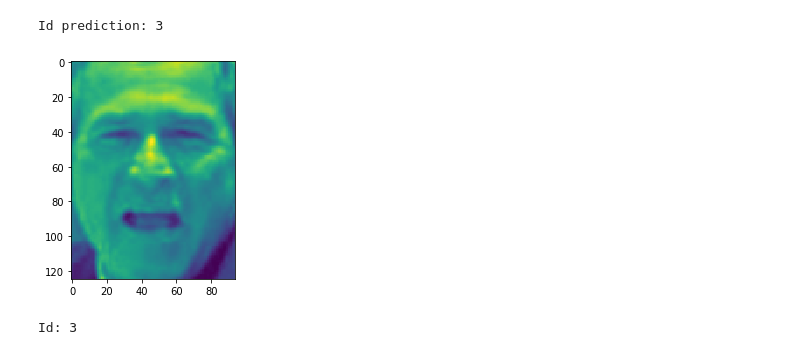
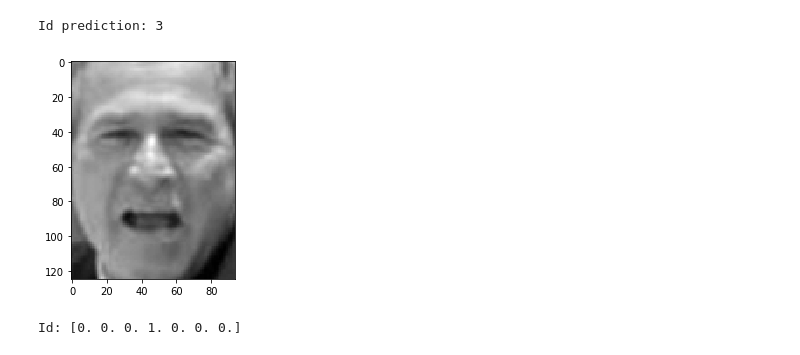
Before and after one commit to Mutestock/face_recog_project, a Jupyter notebook: Face_learning_model/Convolutional network.ipynb, the cells around one changed output. Cells and saved outputs as stored; diff of their text form; code cells hidden in the pictures.

Commit message:
Trained convolutional neural network

```diff
--- a/Face_learning_model/Convolutional network.ipynb
+++ b/Face_learning_model/Convolutional network.ipynb
@@ -72,14 +64,18 @@ array([3, 4, 4, 0, 1, 2, 5, 3, 6, 3, 5, 6, 1, 3, 0, 3, 0, 2, 3, 1, 6, 1,
 # %%
-#One-hot encoding
 from keras.utils import to_categorical
 
 classes = {
-  1: 'target1'
+  0: 'target0',
+    1: 'target1',
+    2: 'target2',
+    3: 'target3',
+    4: 'target4',
+    5: 'target5',
+    6: 'target6'
 }
 
 num_classes = len(classes)
-
 y_train = to_categorical(y_train,num_classes)
 y_test = to_categorical(y_test,num_classes)
-y_train
+y_test
 # %% [output]
@@ -232,9 +153,9 @@ print('Id prediction:', np.argmax(predictions[0]))
 Id prediction: 3
 # %%
 x,y,r = x_test[0].shape
-plt.imshow(x_test[0].reshape(x,y))
+plt.imshow(x_test[0].reshape(x,y), cmap='gray')
 plt.show()
 print('Id:', y_test[0])
 # %% [output]
-[figure, old version]
+[figure, new version]
-Id: 3
+Id: [0. 0. 0. 1. 0. 0. 0.]
```
Also changed, not shown: parts of 7 cells of this notebook.
